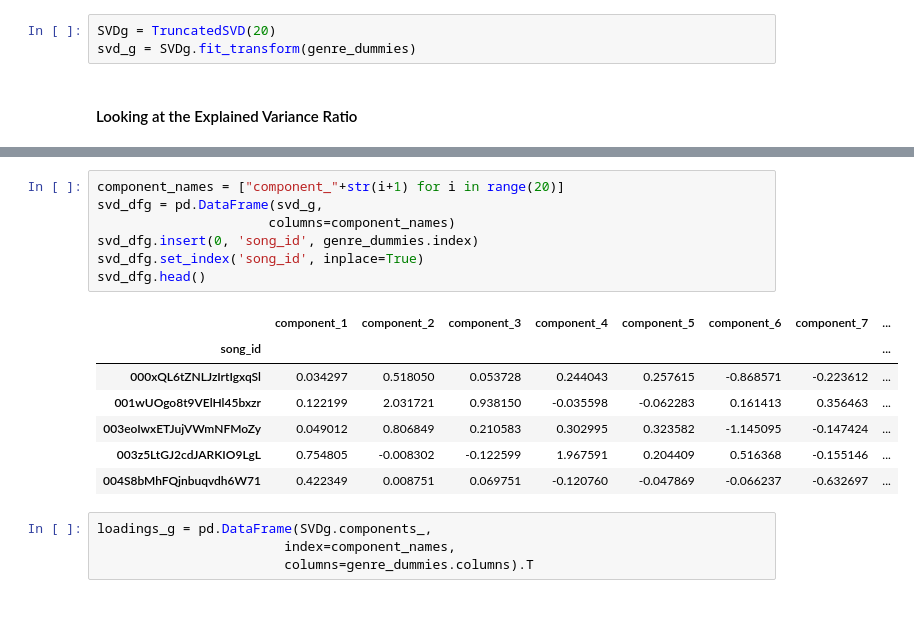
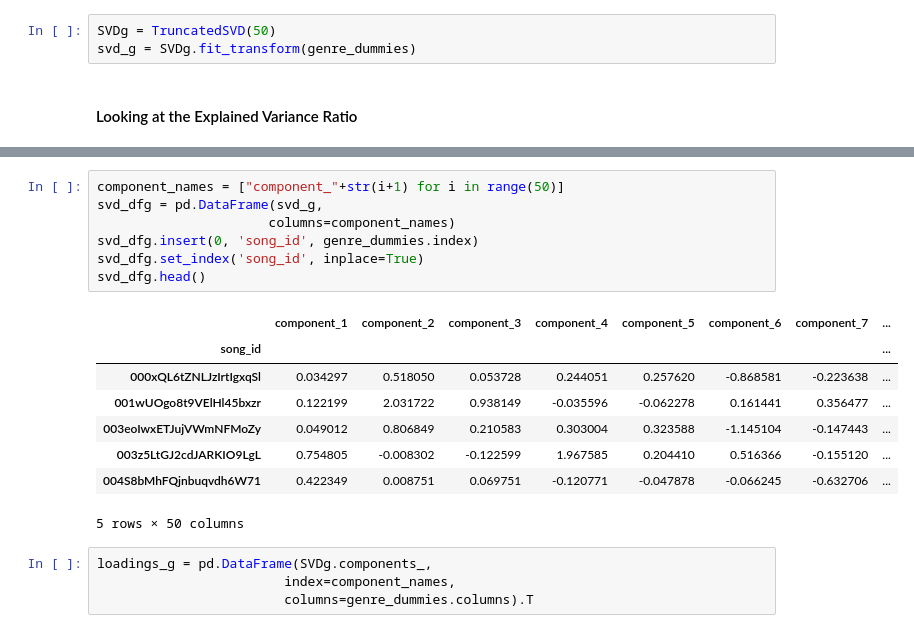
Before and after one commit to jonjohnsontc/songwriter-graph, a Jupyter notebook: notebooks/preprocessing.ipynb, the cells around one changed output, grey strips where cells are left out. Cells and saved outputs as stored; diff of their text form.

```diff
--- a/notebooks/preprocessing.ipynb
+++ b/notebooks/preprocessing.ipynb
@@ -283,5 +277,5 @@ len(genre_dummies.columns)
 # %%
-SVDg = TruncatedSVD(20)
+SVDg = TruncatedSVD(50)
 svd_g = SVDg.fit_transform(genre_dummies)
 # %% [markdown]
 #### Looking at the Explained Variance Ratio
@@ -303,18 +297,19 @@ Text(0,0.5,'variance ratio')
 # %%
-component_names = ["component_"+str(i+1) for i in range(20)]
+component_names = ["component_"+str(i+1) for i in range(50)]
 svd_dfg = pd.DataFrame(svd_g,
                       columns=component_names)
 svd_dfg.insert(0, 'song_id', genre_dummies.index)
 svd_dfg.set_index('song_id', inplace=True)
 svd_dfg.head()
 # %% [output]
 |  | component_1 | component_2 | component_3 | component_4 | component_5 | component_6 | component_7 | ... |
 | song_id |  |  |  |  |  |  |  | ... |
-| 000xQL6tZNLJzIrtIgxqSl | 0.034297 | 0.518050 | 0.053728 | 0.244043 | 0.257615 | -0.868571 | -0.223612 | ... |
-| 001wUOgo8t9VElHl45bxzr | 0.122199 | 2.031721 | 0.938150 | -0.035598 | -0.062283 | 0.161413 | 0.356463 | ... |
-| 003eoIwxETJujVWmNFMoZy | 0.049012 | 0.806849 | 0.210583 | 0.302995 | 0.323582 | -1.145095 | -0.147424 | ... |
-| 003z5LtGJ2cdJARKIO9LgL | 0.754805 | -0.008302 | -0.122599 | 1.967591 | 0.204409 | 0.516368 | -0.155146 | ... |
-| 004S8bMhFQjnbuqvdh6W71 | 0.422349 | 0.008751 | 0.069751 | -0.120760 | -0.047869 | -0.066237 | -0.632697 | ... |
+| 000xQL6tZNLJzIrtIgxqSl | 0.034297 | 0.518050 | 0.053728 | 0.244051 | 0.257620 | -0.868581 | -0.223638 | ... |
+| 001wUOgo8t9VElHl45bxzr | 0.122199 | 2.031722 | 0.938149 | -0.035596 | -0.062278 | 0.161441 | 0.356477 | ... |
+| 003eoIwxETJujVWmNFMoZy | 0.049012 | 0.806849 | 0.210583 | 0.303004 | 0.323588 | -1.145104 | -0.147443 | ... |
+| 003z5LtGJ2cdJARKIO9LgL | 0.754805 | -0.008302 | -0.122599 | 1.967585 | 0.204410 | 0.516366 | -0.155120 | ... |
+| 004S8bMhFQjnbuqvdh6W71 | 0.422349 | 0.008751 | 0.069751 | -0.120771 | -0.047878 | -0.066245 | -0.632706 | ... |
+5 rows × 50 columns
 # %%
 loadings_g = pd.DataFrame(SVDg.components_,
                         index=component_names,
```
Also changed, not shown: parts of 25 cells of this notebook, 20 other files.
